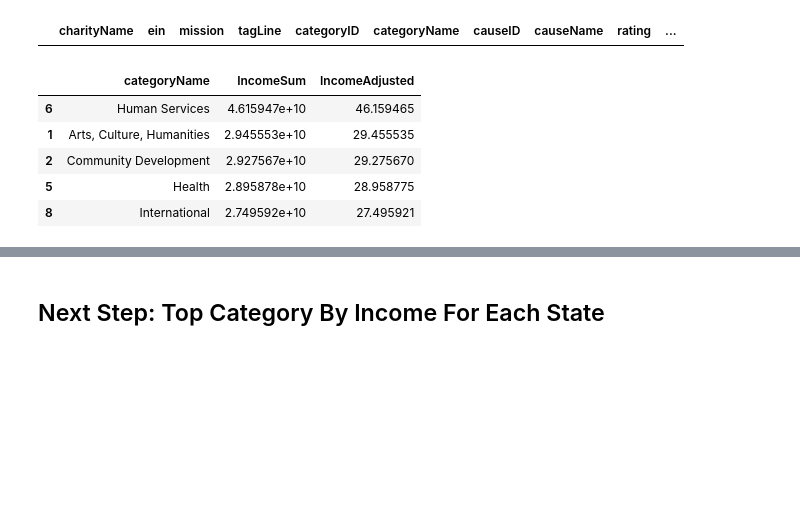
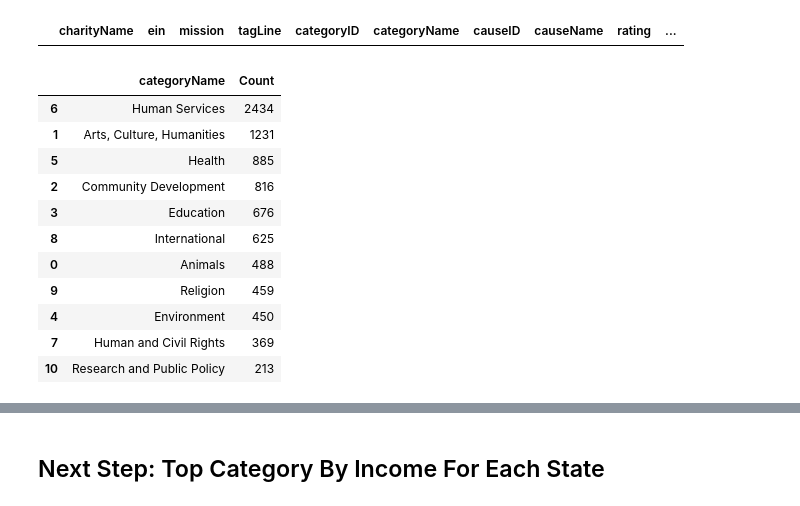
Before and after one commit to jackvessa/Capstone1_Givz_EDA, a Jupyter notebook: Charity_Navigator_Data_CSV.ipynb, the cells around one changed output, grey strips where cells are left out. Saved outputs shown, nothing was run; the diff lists cells and outputs as text; code cells hidden in the pictures; blank space fills up the shorter version.

```diff
--- a/Charity_Navigator_Data_CSV.ipynb
+++ b/Charity_Navigator_Data_CSV.ipynb
@@ -238,3 +240,18 @@ API_df.head(0)
+# %%
+category_df_count
+# %% [output]
+|  | categoryName | Count |
+| 6 | Human Services | 2434 |
+| 1 | Arts, Culture, Humanities | 1231 |
+| 5 | Health | 885 |
+| 2 | Community Development | 816 |
+| 3 | Education | 676 |
+| 8 | International | 625 |
+| 0 | Animals | 488 |
+| 9 | Religion | 459 |
+| 4 | Environment | 450 |
+| 7 | Human and Civil Rights | 369 |
+| 10 | Research and Public Policy | 213 |
 # %%
 category_df_income = API_df.groupby('categoryName')['incomeAmount'].sum().reset_index(name="IncomeSum").sort_values(by = 'IncomeSum', ascending=False)
 # %%
@@ -242,9 +258,0 @@ category_df_income['IncomeAdjusted'] = category_df_income['IncomeSum'] / 1000000
-# %%
-category_df_income.head()
-# %% [output]
-|  | categoryName | IncomeSum | IncomeAdjusted |
-| 6 | Human Services | 4.615947e+10 | 46.159465 |
-| 1 | Arts, Culture, Humanities | 2.945553e+10 | 29.455535 |
-| 2 | Community Development | 2.927567e+10 | 29.275670 |
-| 5 | Health | 2.895878e+10 | 28.958775 |
-| 8 | International | 2.749592e+10 | 27.495921 |
```
Also changed, not shown: parts of 16 cells of this notebook.
